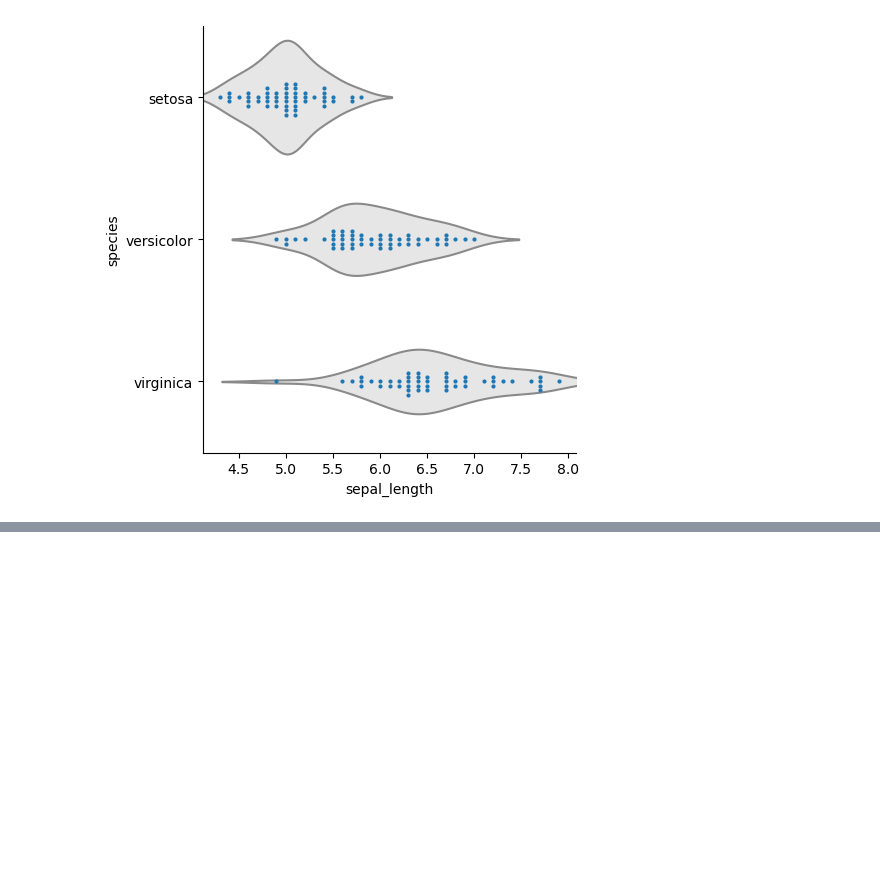
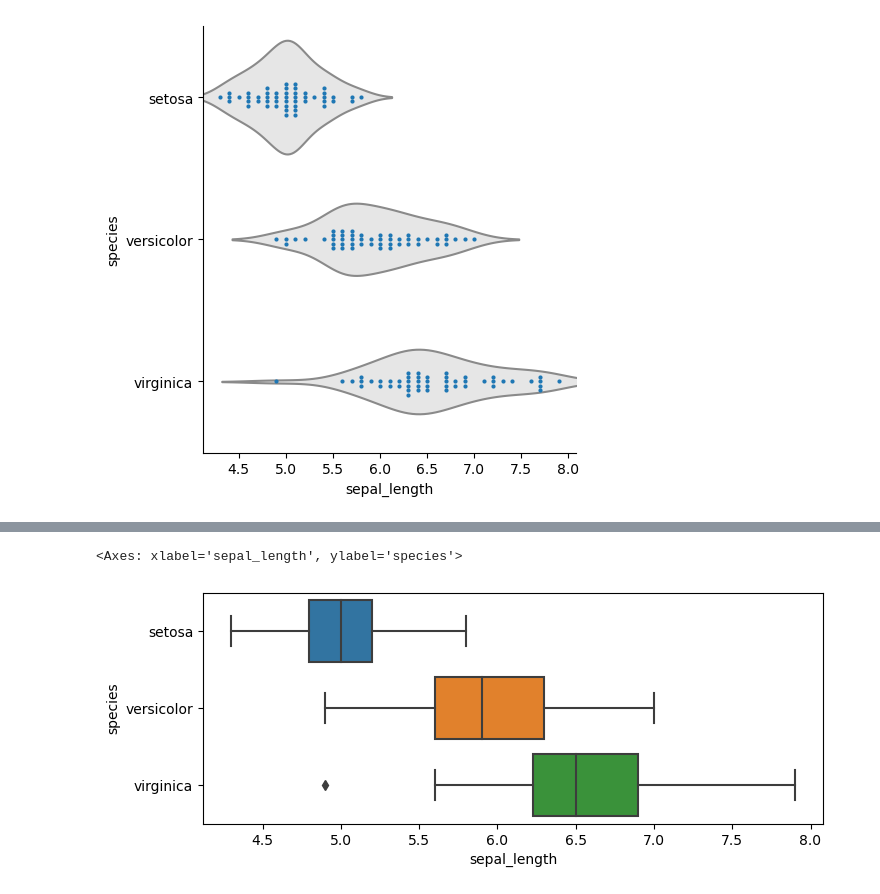
Before and after one commit to liumu96/Visualize-ML, a Jupyter notebook: Book1/Ch12_01.ipynb, the cells around one changed output, grey strips where cells are left out. Cells and saved outputs as stored; diff of their text form; code cells hidden in the pictures; blank space fills up the shorter version.

```diff
--- a/Book1/Ch12_01.ipynb
+++ b/Book1/Ch12_01.ipynb
@@ -152,0 +160,7 @@ sns.swarmplot(data=iris_sns, x="sepal_length",
+# %%
+fig, ax = plt.subplots(figsize=(8, 3))
+
+sns.boxplot(data=iris_sns, x="sepal_length", y="species", ax=ax)
+# %% [output]
+<Axes: xlabel='sepal_length', ylabel='species'>
+[figure, added]
```
Also changed, not shown: parts of 49 cells of this notebook, 1 other file.
